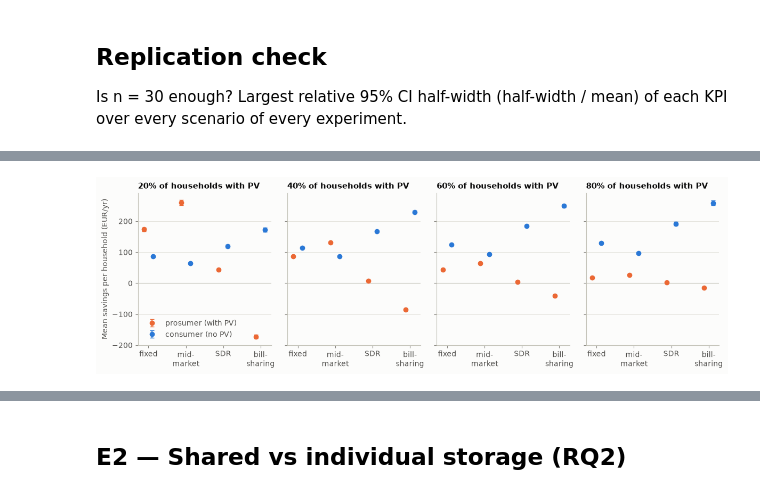
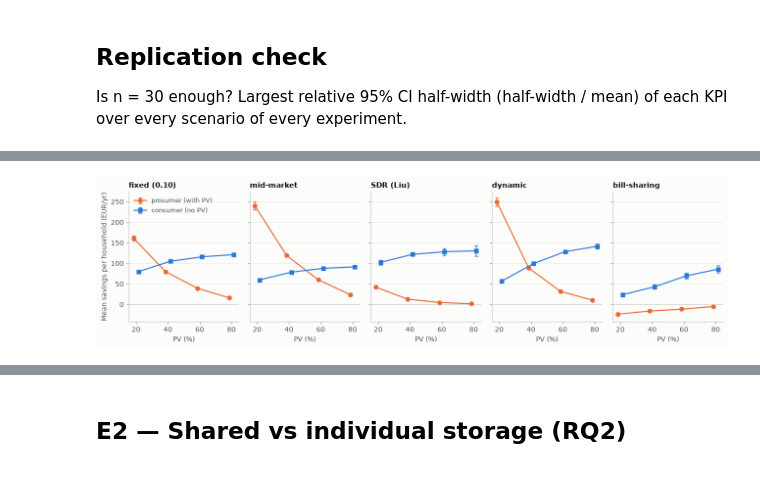
Before and after one commit to Cibs1/GridSimulation, a Jupyter notebook: notebooks/02_experiments.ipynb, the cells around one changed output, grey strips where cells are left out. Saved outputs shown, nothing was run; the diff lists cells and outputs as text; code cells hidden in the pictures.

```diff
--- a/notebooks/02_experiments.ipynb
+++ b/notebooks/02_experiments.ipynb
@@ -21,12 +31,13 @@ import pandas as pd
 
 sys.path.insert(0, "..")
 from experiments.stats import compare, paired, replication_check, summary
+from model.model import Community
 
 RESULTS = Path("../experiments/results")
 FIGS = Path("figures")
 FIGS.mkdir(exist_ok=True)
 pd.set_option("display.width", 200, "display.max_colwidth", 60)
 
-e1, e2, e3, e4, e5 = (pd.read_csv(RESULTS / f"{n}.csv") for n in
-                      ["e1_pricing", "e2_storage", "e3_demand_response", "e4_resilience", "e5_sensitivity"])
+e1, e1b, e2, e3, e4, e5 = (pd.read_csv(RESULTS / f"{n}.csv") for n in
+    ["e1_pricing", "e1b_membership_threshold", "e2_storage", "e3_demand_response", "e4_resilience", "e5_sensitivity"])
 # %%
@@ -103,0 +131,19 @@ s1.round(3)
+# %%
+fig, axes = plt.subplots(1, 3, figsize=(13, 3.9))
+mech_lines(axes[0], pv_pct, s1, "community_savings_eur", lab)
+axes[0].set_title("Total community savings", loc="left")
+axes[0].set_ylabel("EUR/yr")
+mech_lines(axes[1], pv_pct, s1, "member_share_mean", lab, scale=100)
+axes[1].set_title("Households in the community", loc="left")
+axes[1].set_ylabel("% of households (year average)")
+mech_lines(axes[2], pv_pct, s1, "gini_savings", lab)
+axes[2].set_title("Fairness: Gini of savings", loc="left")
+axes[2].set_ylabel("Gini (0 = equal)")
+for ax in axes:
+    ax.set_xticks(pv_pct)
+    ax.set_xlabel("Households with PV (%)")
+axes[0].set_ylim(bottom=0)
+axes[1].set_ylim(0, 100)
+axes[0].legend(loc="center left", fontsize=9)
+fig.tight_layout()
+fig.savefig(FIGS / "e1_pricing.png", dpi=150)
@@ -104,16 +152,16 @@ s1.round(3)
 # %%
-fig, axes = plt.subplots(1, 4, figsize=(12, 3.8), sharey=True)
-x = np.arange(len(mechs))
-for ax, sh in zip(axes, shares):
-    labels = [lab(m, sh) for m in mechs]
-    dots(ax, x, s1, "prosumer_savings_eur", labels, ORANGE, "prosumer (with PV)", -0.12)
-    dots(ax, x, s1, "consumer_savings_eur", labels, BLUE, "consumer (no PV)", 0.12)
+fig, axes = plt.subplots(1, 5, figsize=(13, 3.6), sharey=True)
+for ax, m in zip(axes, MECHS):
+    labels = [lab(m, p) for p in pv_pct]
+    dots(ax, pv_pct, s1, "prosumer_savings_eur", labels, ORANGE, "prosumer (with PV)", -1.5, line=True)
+    dots(ax, pv_pct, s1, "consumer_savings_eur", labels, BLUE, "consumer (no PV)", 1.5, line=True, marker="s")
     ax.axhline(0, color=AXIS, lw=0.8)
-    ax.set_xticks(x, ["fixed", "mid-\nmarket", "SDR", "bill-\nsharing"])
-    ax.set_title(f"{int(sh * 100)}% of households with PV", loc="left")
+    ax.set_xticks(pv_pct)
+    ax.set_title(MECH[m][0], loc="left")
+    ax.set_xlabel("PV (%)")
 axes[0].set_ylabel("Mean savings per household (EUR/yr)")
-axes[0].legend(loc="lower left")
+axes[0].legend(loc="upper left", fontsize=9)
 fig.tight_layout()
 fig.savefig(FIGS / "e1_savings_by_group.png", dpi=150)
 # %% [output]
-[figure, old version]
+[figure, new version]
```
Also changed, not shown: parts of 34 cells of this notebook, 22 other files.
